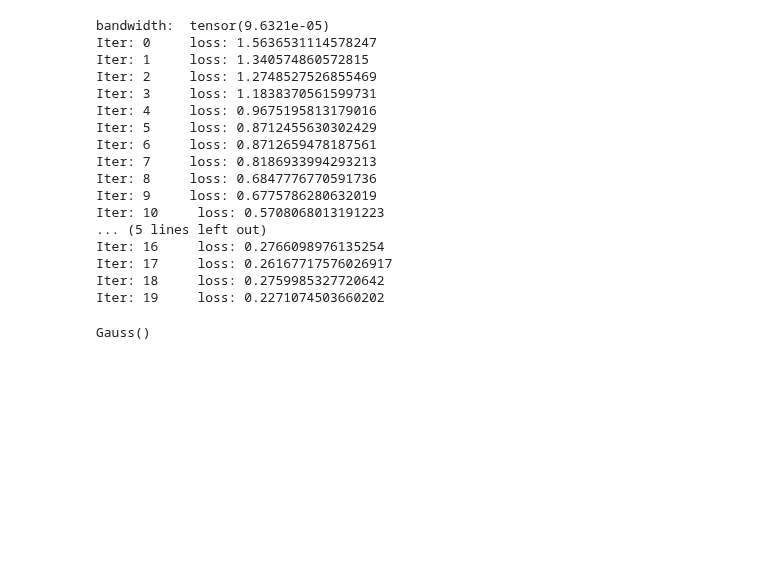
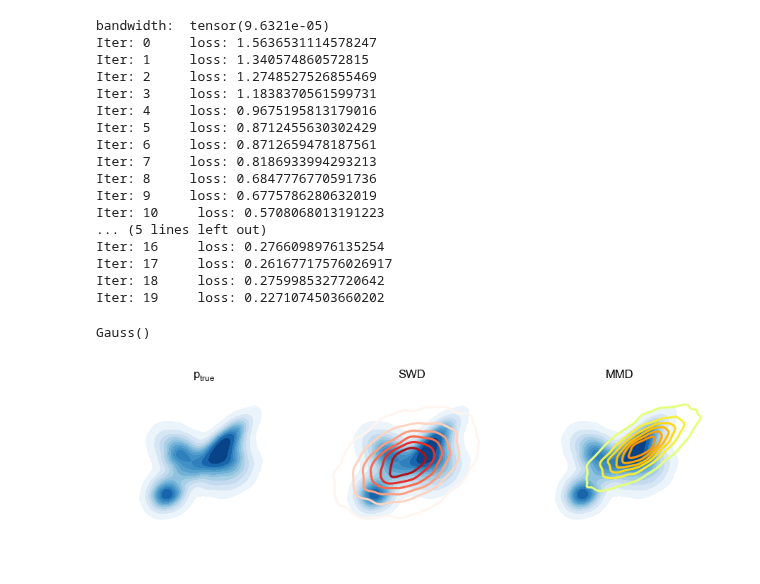
Before and after one commit to mackelab/labproject, a Jupyter notebook: docs/notebooks/mode_comparison.ipynb, the cells around one changed output. Cells and saved outputs as stored; diff of their text form; code cells hidden in the pictures; blank space fills up the shorter version.

```diff
--- a/docs/notebooks/mode_comparison.ipynb
+++ b/docs/notebooks/mode_comparison.ipynb
@@ -253,6 +253,45 @@ Iter: 17     loss: 0.26167717576026917
 Iter: 18     loss: 0.2759985327720642
 Iter: 19     loss: 0.2271074503660202
 Gauss()
+# %%
+SWD_samples = gauss_model_WS.sample(num_samples).detach().numpy()
+MMD_samples = gauss_model_MMD.sample(num_samples).detach().numpy()
+C2ST_samples = gauss_model_C2ST.sample(num_samples).detach().numpy()
+
+# Create a dataframe for the mixture samples
+unif_df = pd.DataFrame({'x': uniform_samples[:, 0], 'y': uniform_samples[:, 1]})
+
+# Create a dataframe for the SWD mixture samples
+SWD_df = pd.DataFrame({'x': SWD_samples[:, 0], 'y': SWD_samples[:, 1]})
+MMD_df = pd.DataFrame({'x': MMD_samples[:, 0], 'y': MMD_samples[:, 1]})
+C2ST_df = pd.DataFrame({'x': C2ST_samples[:, 0], 'y': MMD_samples[:, 1]})
+
+# Plot the probability contours
+fig,axs = plt.subplots(1,3, figsize = (6,2))
+sns.kdeplot(ax=axs[0],data=unif_df, x='x', y='y',cmap="Blues", fill=True,levels=12)#, thresh=.1,)#, color="black",alpha=0.75, levels=5)
+sns.kdeplot(ax=axs[1],data=unif_df, x='x', y='y', fill=True,cmap="Blues",alpha=1, levels=12)
+sns.kdeplot(ax=axs[2],data=unif_df, x='x', y='y', fill=True,cmap="Blues",alpha=1, levels=12)
+
+sns.kdeplot(ax=axs[1],data=SWD_df, x='x', y='y', fill=False,cmap ="Reds",levels=7)#,color="#cc241d",alpha=.5, levels=5)
+sns.kdeplot(ax=axs[2],data=MMD_df, x='x', y='y', fill=False,cmap='Wistia',levels=7)#color="#eebd35",alpha=.5, levels=5)
+
+#ax.scatter(uniform_samples[:20, 0], uniform_samples[:20, 1], color="black",zorder=10)
+#ax.scatter(SWD_samples[:20, 0], SWD_samples[:20, 1], color="coral",zorder=10)
+for ax in axs:
+    ax.spines[['left', 'bottom']].set_visible(False)
+    ax.set_xticks([])
+    ax.set_yticks([])
+    ax.set_xlabel("")
+    ax.set_ylabel("")
+    ax.set_xlim(-8,5)
+    ax.set_ylim(-7,4)
+axs[0].set_title(r"$p_{true}$")
+axs[1].set_title("SWD")
+axs[2].set_title("MMD")
+
+fig.tight_layout()
+# %% [output]
+[figure, added]
 # %%
 SWD_samples = gauss_model_WS.sample(num_samples).detach().numpy()
 MMD_samples = gauss_model_MMD.sample(num_samples).detach().numpy()
```
Also changed, not shown: parts of 2 cells of this notebook.
